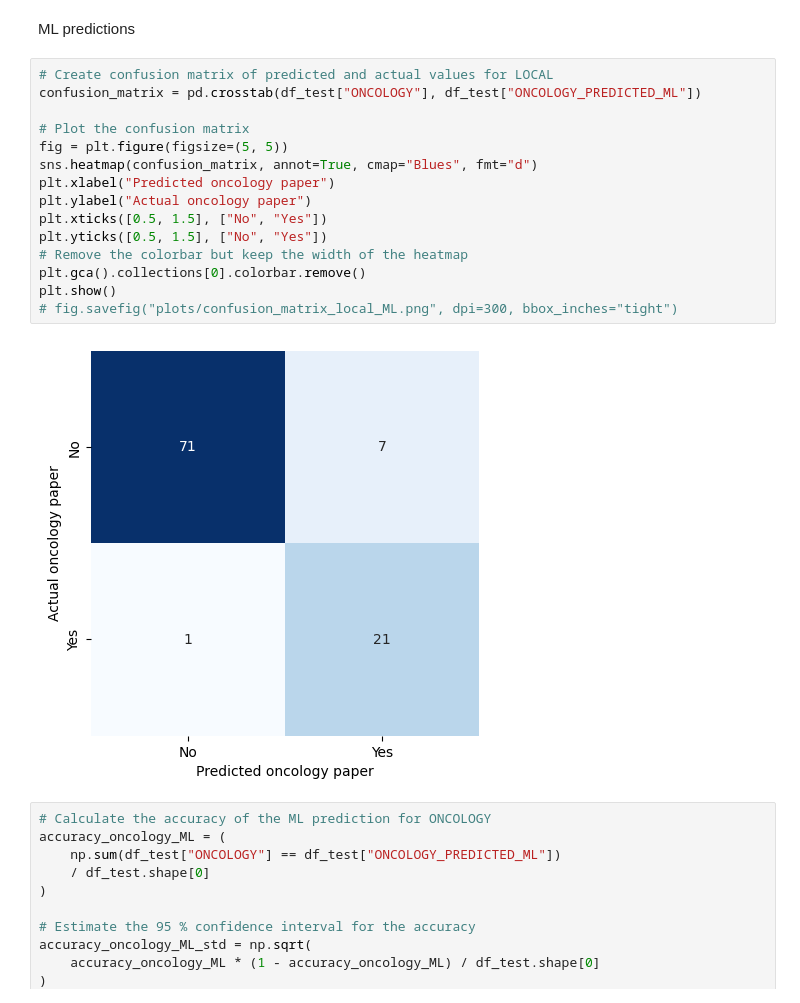
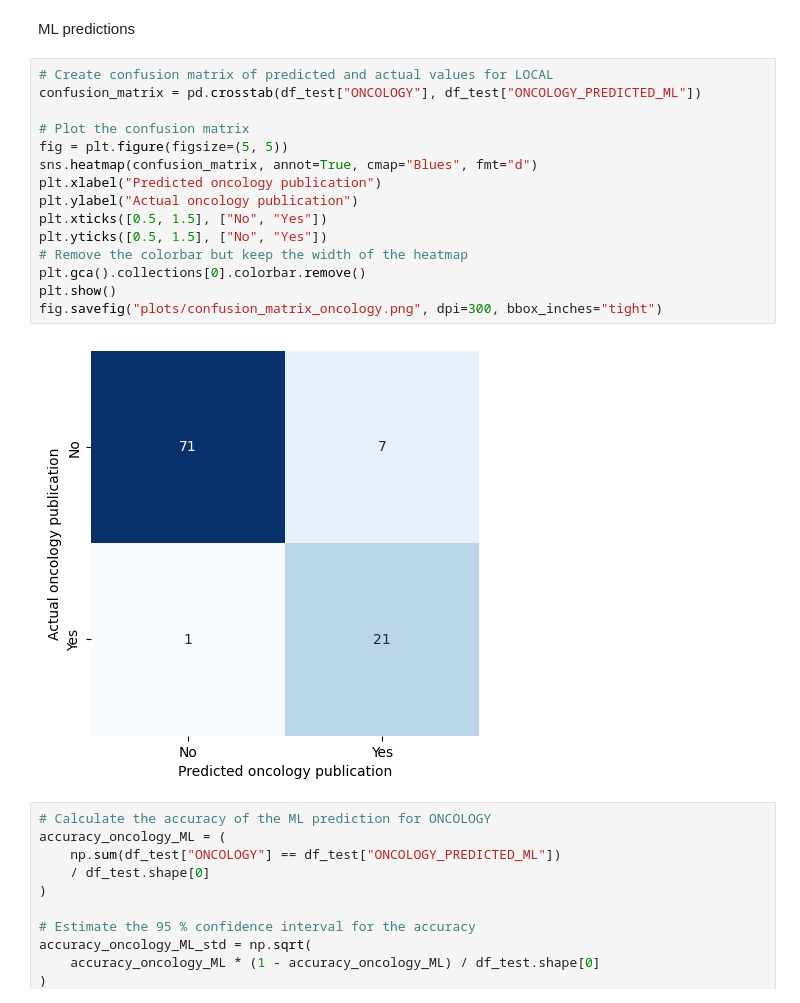
Before and after one commit to windisch-paul/oncology_pipeline, a Jupyter notebook: analysis.ipynb, the cells around one changed output. Drawn from its saved outputs; the diff is of its cells as text.

```diff
--- a/analysis.ipynb
+++ b/analysis.ipynb
@@ -134,20 +134,20 @@ ML predictions
 # %%
 # Create confusion matrix of predicted and actual values for LOCAL
 confusion_matrix = pd.crosstab(df_test["ONCOLOGY"], df_test["ONCOLOGY_PREDICTED_ML"])
 
 # Plot the confusion matrix
 fig = plt.figure(figsize=(5, 5))
 sns.heatmap(confusion_matrix, annot=True, cmap="Blues", fmt="d")
-plt.xlabel("Predicted oncology paper")
-plt.ylabel("Actual oncology paper")
+plt.xlabel("Predicted oncology publication")
+plt.ylabel("Actual oncology publication")
 plt.xticks([0.5, 1.5], ["No", "Yes"])
 plt.yticks([0.5, 1.5], ["No", "Yes"])
 # Remove the colorbar but keep the width of the heatmap
 plt.gca().collections[0].colorbar.remove()
 plt.show()
-# fig.savefig("plots/confusion_matrix_local_ML.png", dpi=300, bbox_inches="tight")
+fig.savefig("plots/confusion_matrix_oncology.png", dpi=300, bbox_inches="tight")
 # %% [output]
-[figure, old version]
+[figure, new version]
 # %%
 # Calculate the accuracy of the ML prediction for ONCOLOGY
 accuracy_oncology_ML = (
```
Also changed, not shown: parts of 7 cells of this notebook, 4 other files.
